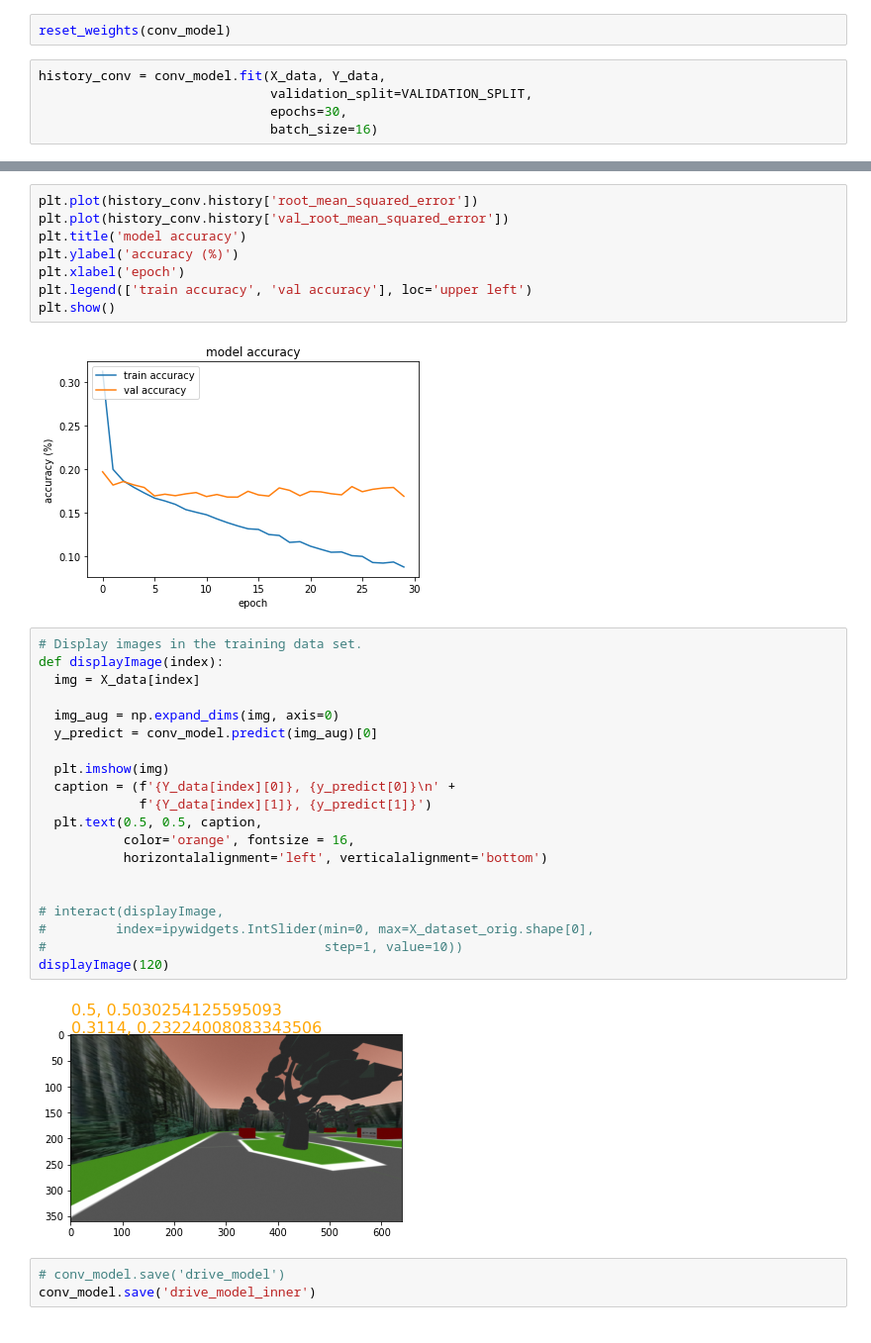
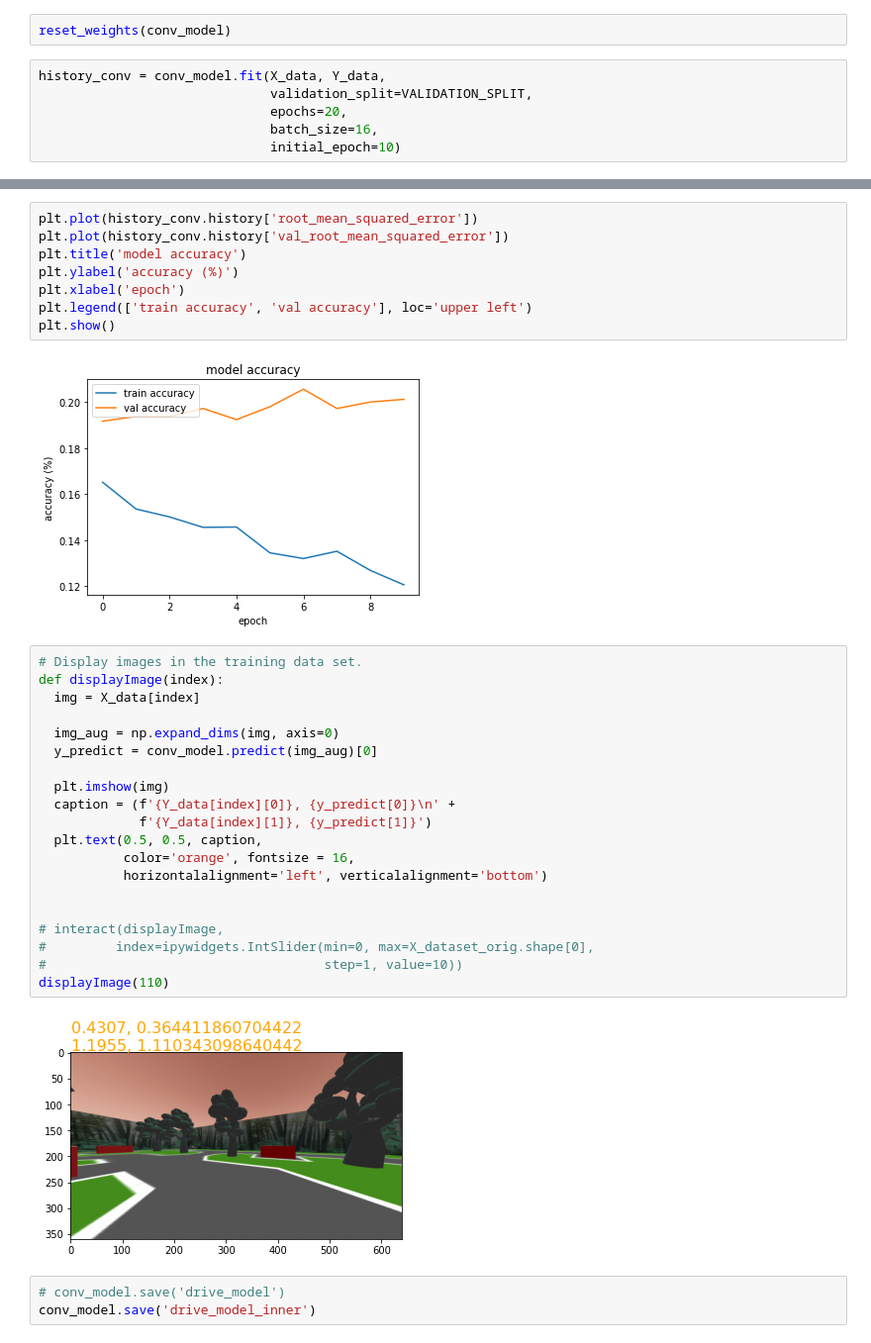
Before and after one commit to NicholasBratvold/ML, a Jupyter notebook: src/drive_data_collect/Model_Training.ipynb, the cells around one changed output, grey strips where cells are left out. Shown: that part at 99% size. Saved outputs shown, nothing was run; the diff lists cells and outputs as text.

```diff
--- a/src/drive_data_collect/Model_Training.ipynb
+++ b/src/drive_data_collect/Model_Training.ipynb
@@ -124,6 +124,7 @@ reset_weights(conv_model)
 # %%
 history_conv = conv_model.fit(X_data, Y_data,
                               validation_split=VALIDATION_SPLIT,
-                              epochs=30,
-                              batch_size=16)
+                              epochs=20,
+                              batch_size=16,
+                              initial_epoch=10)
 # %% [output]
@@ -163,29 +164,29 @@ plt.xlabel('epoch')
 plt.legend(['train accuracy', 'val accuracy'], loc='upper left')
 plt.show()
 # %% [output]
-[figure, old version]
+[figure, new version]
 # %%
 # Display images in the training data set.
 def displayImage(index):
   img = X_data[index]
 
   img_aug = np.expand_dims(img, axis=0)
   y_predict = conv_model.predict(img_aug)[0]
 
   plt.imshow(img)
   caption = (f'{Y_data[index][0]}, {y_predict[0]}\n' +
              f'{Y_data[index][1]}, {y_predict[1]}')
   plt.text(0.5, 0.5, caption,
            color='orange', fontsize = 16,
            horizontalalignment='left', verticalalignment='bottom')
 
 
 # interact(displayImage,
 #         index=ipywidgets.IntSlider(min=0, max=X_dataset_orig.shape[0],
 #                                    step=1, value=10))
-displayImage(120)
+displayImage(110)
 # %% [output]
-[figure, old version]
+[figure, new version]
 # %%
 # conv_model.save('drive_model')
 conv_model.save('drive_model_inner')
```
Also changed, not shown: parts of 10 cells of this notebook, 1 other file.
